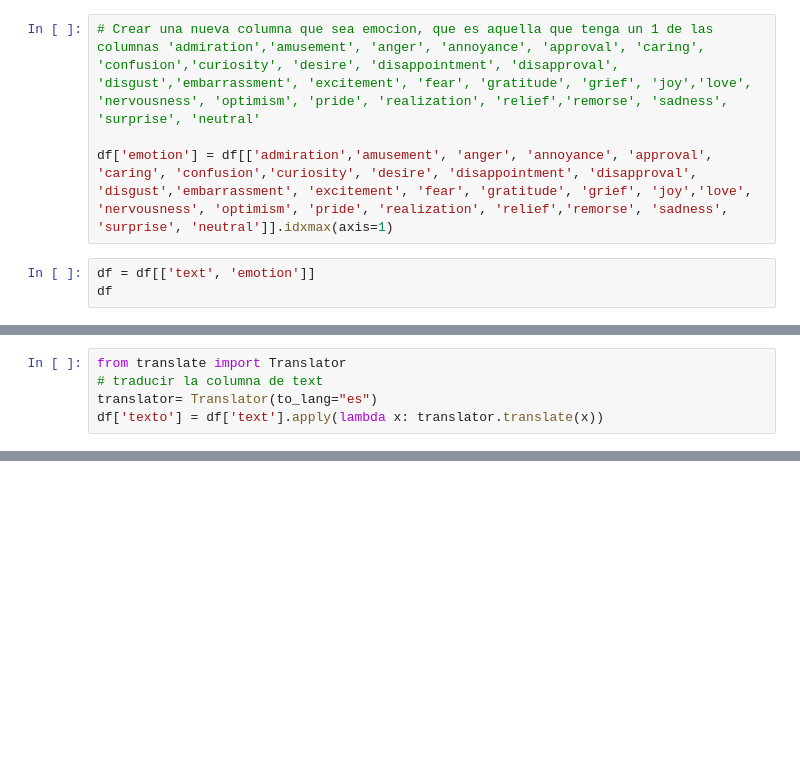
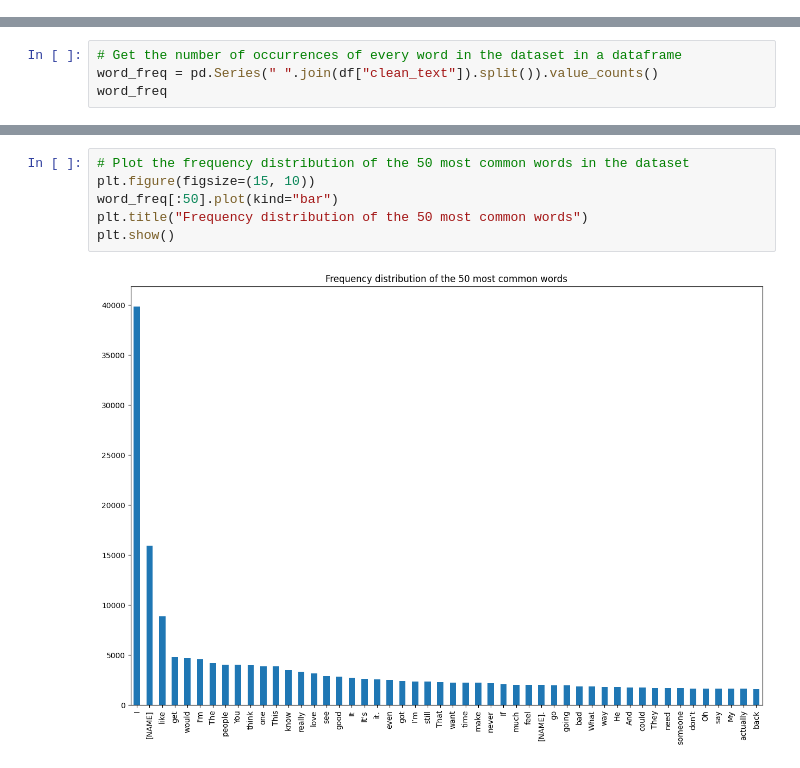
Before and after one commit to MARIABELENSB/sentimentAnalysis, a Jupyter notebook: EDA.ipynb, the cells around one changed output, grey strips where cells are left out. Drawn from its saved outputs; the diff is of its cells as text; blank space fills up the shorter version.

```diff
--- a/EDA.ipynb
+++ b/EDA.ipynb
@@ -40,7 +129,0 @@ The shape of the new dataset is (171820, 38)
-# %%
-# Crear una nueva columna que sea emocion, que es aquella que tenga un 1 de las columnas 'admiration','amusement', 'anger', 'annoyance', 'approval', 'caring', 'confusion','curiosity', 'desire', 'disappointment', 'disapproval', 'disgust','embarrassment', 'excitement', 'fear', 'gratitude', 'grief', 'joy','love', 'nervousness', 'optimism', 'pride', 'realization', 'relief','remorse', 'sadness', 'surprise', 'neutral'
-
-df['emotion'] = df[['admiration','amusement', 'anger', 'annoyance', 'approval', 'caring', 'confusion','curiosity', 'desire', 'disappointment', 'disapproval', 'disgust','embarrassment', 'excitement', 'fear', 'gratitude', 'grief', 'joy','love', 'nervousness', 'optimism', 'pride', 'realization', 'relief','remorse', 'sadness', 'surprise', 'neutral']].idxmax(axis=1)
-# %%
-df = df[['text', 'emotion']]
-df
@@ -61,5 +129,0 @@ df
-# %%
-from translate import Translator
-# traducir la columna de text
-translator= Translator(to_lang="es")
-df['texto'] = df['text'].apply(lambda x: translator.translate(x))
@@ -83,0 +132,4 @@ df[['text','text_es']]
+# %%
+# Get the number of occurrences of every word in the dataset in a dataframe
+word_freq = pd.Series(" ".join(df["clean_text"]).split()).value_counts()
+word_freq
@@ -83,0 +149,8 @@ df[['text','text_es']]
+# %%
+# Plot the frequency distribution of the 50 most common words in the dataset
+plt.figure(figsize=(15, 10))
+word_freq[:50].plot(kind="bar")
+plt.title("Frequency distribution of the 50 most common words")
+plt.show()
+# %% [output]
+[figure, added]
```
Also changed, not shown: parts of 42 cells of this notebook, 4 other files.
